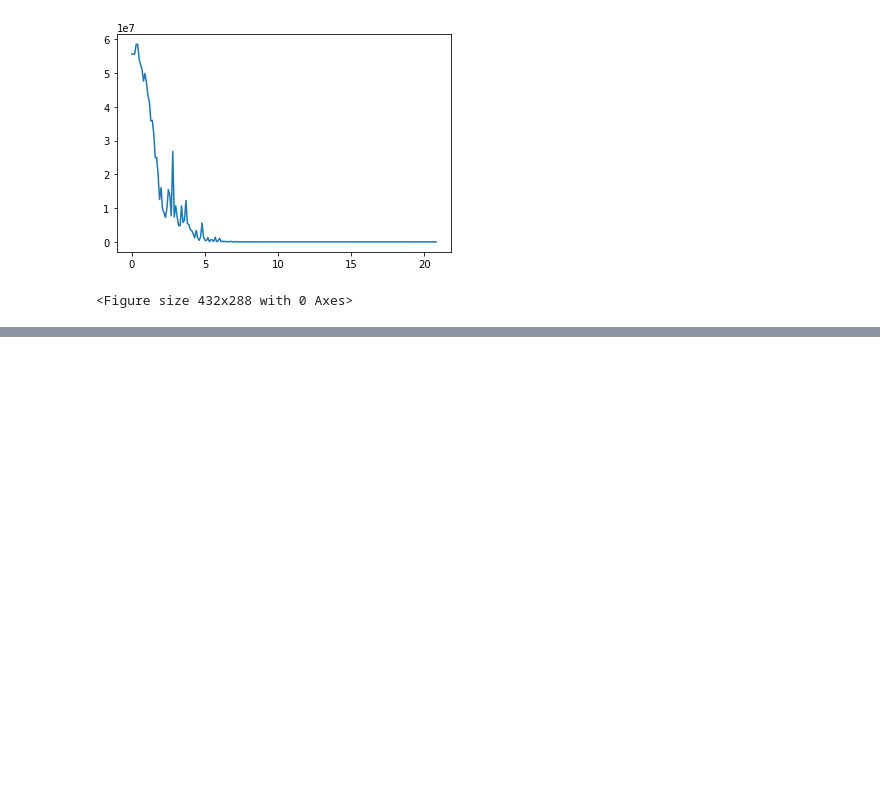
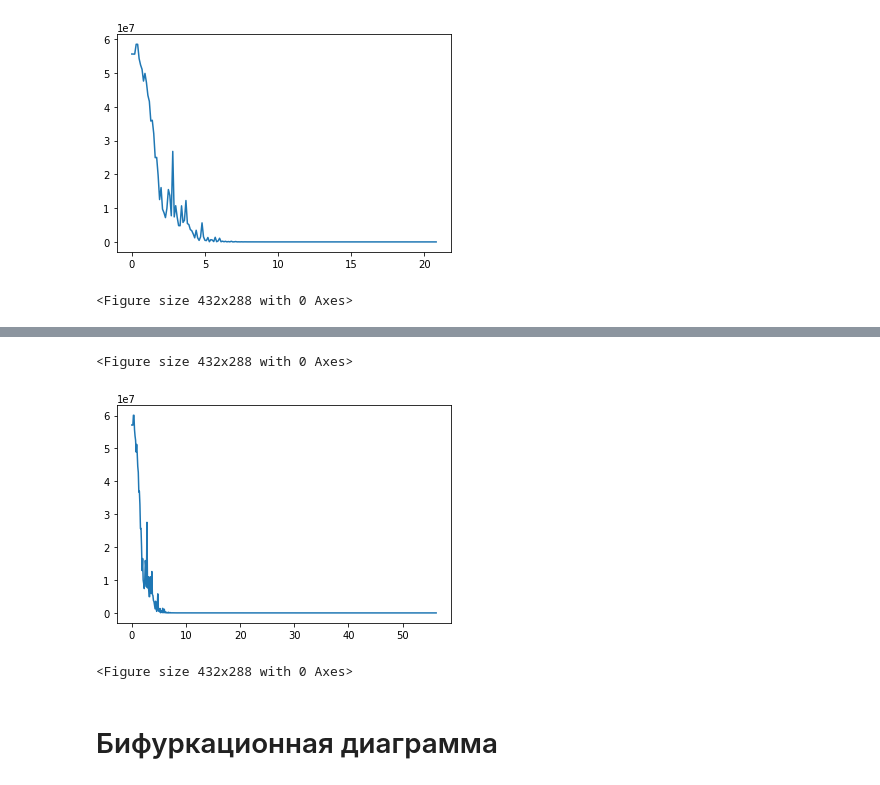
Before and after one commit to dep-810b-studs/computer-modelling, a Jupyter notebook: task_01.ipynb, the cells around one changed output, grey strips where cells are left out. Saved outputs shown, nothing was run; the diff lists cells and outputs as text; code cells hidden in the pictures; blank space fills up the shorter version.

Commit message:
task_01: add optimisation for noised data

```diff
--- a/task_01.ipynb
+++ b/task_01.ipynb
@@ -195,0 +197,6 @@ plt.figure()
+# %%
+a5 = [1, 1, 1, 1]
+error = []
+uv_noised = u_t + 10.*np.random.randn(*u_t.shape)
+res = minimize(fun = lambda x: error_function(x, uv_etalon = uv_noised), x0 = a5, method = "Nelder-Mead", options = {"maxiter":500,"disp":True,"xatol": 1e-6, "fatol": 1e-6 })
+print(res)
@@ -195,0 +221,10 @@ plt.figure()
+# %%
+plt.plot(t[:len(error)], error)
+
+plt.figure()
+# %% [output]
+<Figure size 432x288 with 0 Axes>
+[figure, added]
+<Figure size 432x288 with 0 Axes>
+# %% [markdown]
+# Бифуркационная диаграмма
```
Also changed, not shown: parts of 11 cells of this notebook.
